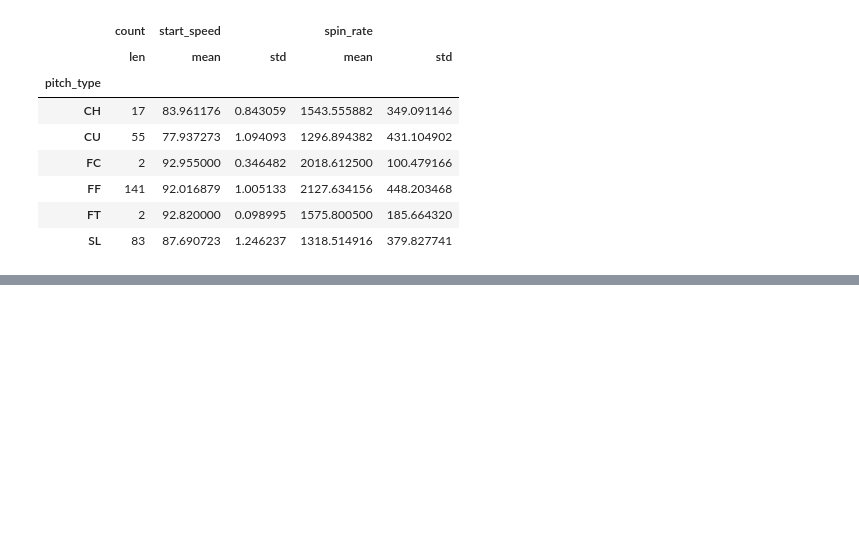
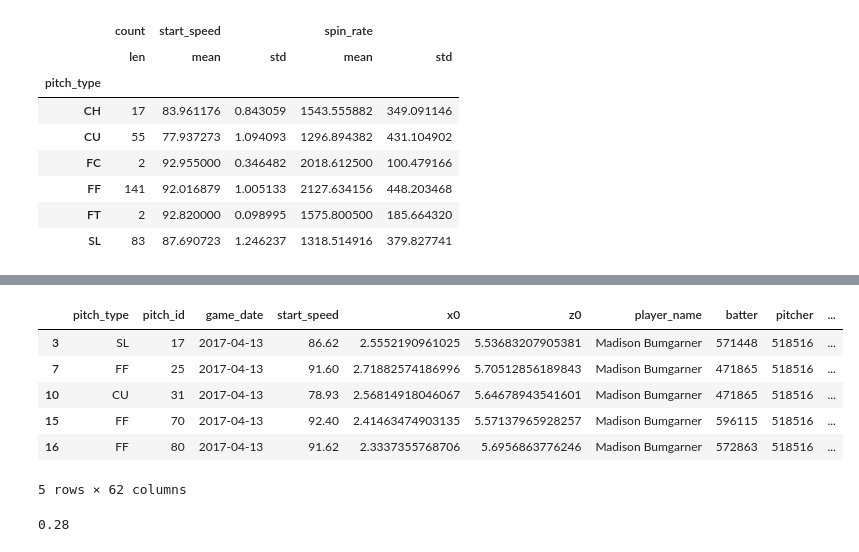
Before and after one commit to rlucioni/statcast, a Jupyter notebook: statcast/statcast.ipynb, the cells around one changed output, grey strips where cells are left out. Saved outputs shown, nothing was run; the diff lists cells and outputs as text; code cells hidden in the pictures; blank space fills up the shorter version.

```diff
--- a/statcast/statcast.ipynb
+++ b/statcast/statcast.ipynb
@@ -120,0 +136,15 @@ pyplot.bar(xs, spin_rate_means, yerr=spin_rate_stds, tick_label=pitch_df.index)
+# %%
+strike_df = bumgarner_df[bumgarner_df['description'].str.contains('strike', case=False)]
+strike_df.head()
+# %% [output]
+|  | pitch_type | pitch_id | game_date | start_speed | x0 | z0 | player_name | batter | pitcher | ... |
+| 3 | SL | 17 | 2017-04-13 | 86.62 | 2.5552190961025 | 5.53683207905381 | Madison Bumgarner | 571448 | 518516 | ... |
+| 7 | FF | 25 | 2017-04-13 | 91.60 | 2.71882574186996 | 5.70512856189843 | Madison Bumgarner | 471865 | 518516 | ... |
+| 10 | CU | 31 | 2017-04-13 | 78.93 | 2.56814918046067 | 5.64678943541601 | Madison Bumgarner | 471865 | 518516 | ... |
+| 15 | FF | 70 | 2017-04-13 | 92.40 | 2.41463474903135 | 5.57137965928257 | Madison Bumgarner | 596115 | 518516 | ... |
+| 16 | FF | 80 | 2017-04-13 | 91.62 | 2.3337355768706 | 5.6956863776246 | Madison Bumgarner | 572863 | 518516 | ... |
+5 rows × 62 columns
+# %%
+len(strike_df)/len(bumgarner_df)
+# %% [output]
+0.28
```
Also changed, not shown: parts of 12 cells of this notebook, 1 other file.
